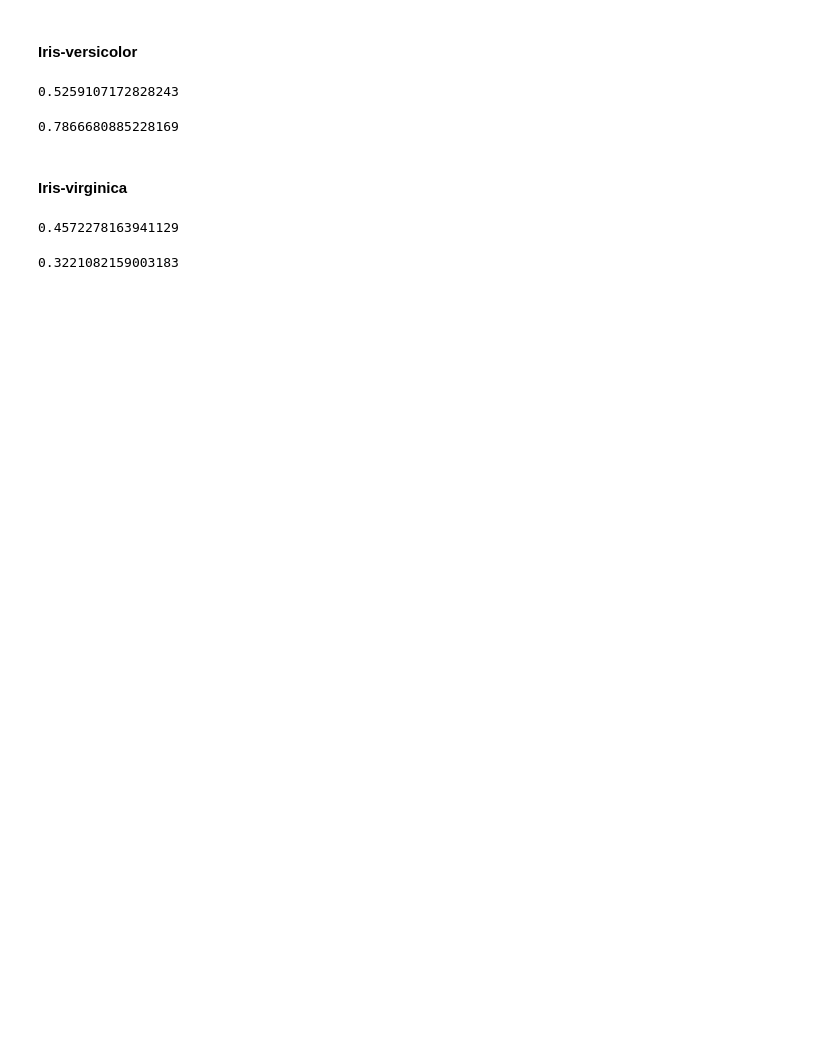
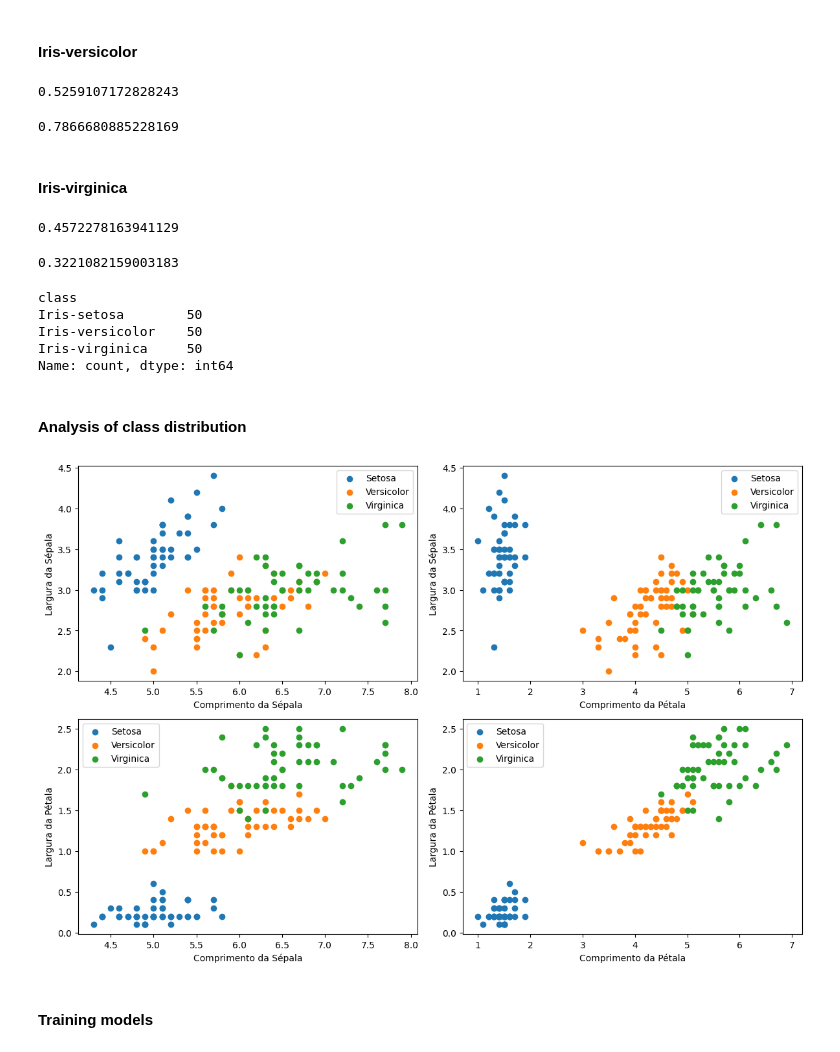
Before and after one commit to leonokida/iris_dataset_classification, a Jupyter notebook: Iris dataset classification.ipynb, the cells around one changed output. Cells and saved outputs as stored; diff of their text form; code cells hidden in the pictures; blank space fills up the shorter version.

```diff
--- a/Iris dataset classification.ipynb
+++ b/Iris dataset classification.ipynb
@@ -283,3 +290,63 @@ petal_width = data["petal_width"].where(data["class"] == "Iris-virginica")
 petal_length.corr(petal_width)
 # %% [output]
 0.3221082159003183
+# %%
+data['class'].value_counts()
+# %% [output]
+class
+Iris-setosa        50
+Iris-versicolor    50
+Iris-virginica     50
+Name: count, dtype: int64
+# %% [markdown]
+#### Analysis of class distribution
+# %%
+setosa = data[data['class'] == 'Iris-setosa']
+versicolor = data[data['class'] == 'Iris-versicolor']
+virginica = data[data['class'] == 'Iris-virginica']
+
+plt.figure(figsize=(12, 8))
+
+# Comprimento da sépala
+plt.subplot(2, 2, 1)
+plt.scatter(setosa['sepal_length'], setosa['sepal_width'], label='Setosa')
+plt.scatter(versicolor['sepal_length'], versicolor['sepal_width'], label='Versicolor')
+plt.scatter(virginica['sepal_length'], virginica['sepal_width'], label='Virginica')
+plt.xlabel('Comprimento da Sépala')
+plt.ylabel('Largura da Sépala')
+plt.legend()
+
+# Largura da sépala
+plt.subplot(2, 2, 2)
+plt.scatter(setosa['petal_length'], setosa['sepal_width'], label='Setosa')
+plt.scatter(versicolor['petal_length'], versicolor['sepal_width'], label='Versicolor')
+plt.scatter(virginica['petal_length'], virginica['sepal_width'], label='Virginica')
+plt.xlabel('Comprimento da Pétala')
+plt.ylabel('Largura da Sépala')
+plt.legend()
+
+# Comprimento da pétala
+plt.subplot(2, 2, 3)
+plt.scatter(setosa['sepal_length'], setosa['petal_width'], label='Setosa')
+plt.scatter(versicolor['sepal_length'], versicolor['petal_width'], label='Versicolor')
+plt.scatter(virginica['sepal_length'], virginica['petal_width'], label='Virginica')
+plt.xlabel('Comprimento da Sépala')
+plt.ylabel('Largura da Pétala')
+plt.legend()
+
+# Largura da pétala
+plt.subplot(2, 2, 4)
+plt.scatter(setosa['petal_length'], setosa['petal_width'], label='Setosa')
+plt.scatter(versicolor['petal_length'], versicolor['petal_width'], label='Versicolor')
+plt.scatter(virginica['petal_length'], virginica['petal_width'], label='Virginica')
+plt.xlabel('Comprimento da Pétala')
+plt.ylabel('Largura da Pétala')
+plt.legend()
+
+# Mostrar os gráficos
+plt.tight_layout()
+plt.show()
+# %% [output]
+[figure, added]
+# %% [markdown]
+#### Training models
```
Also changed, not shown: parts of 3 cells of this notebook.
